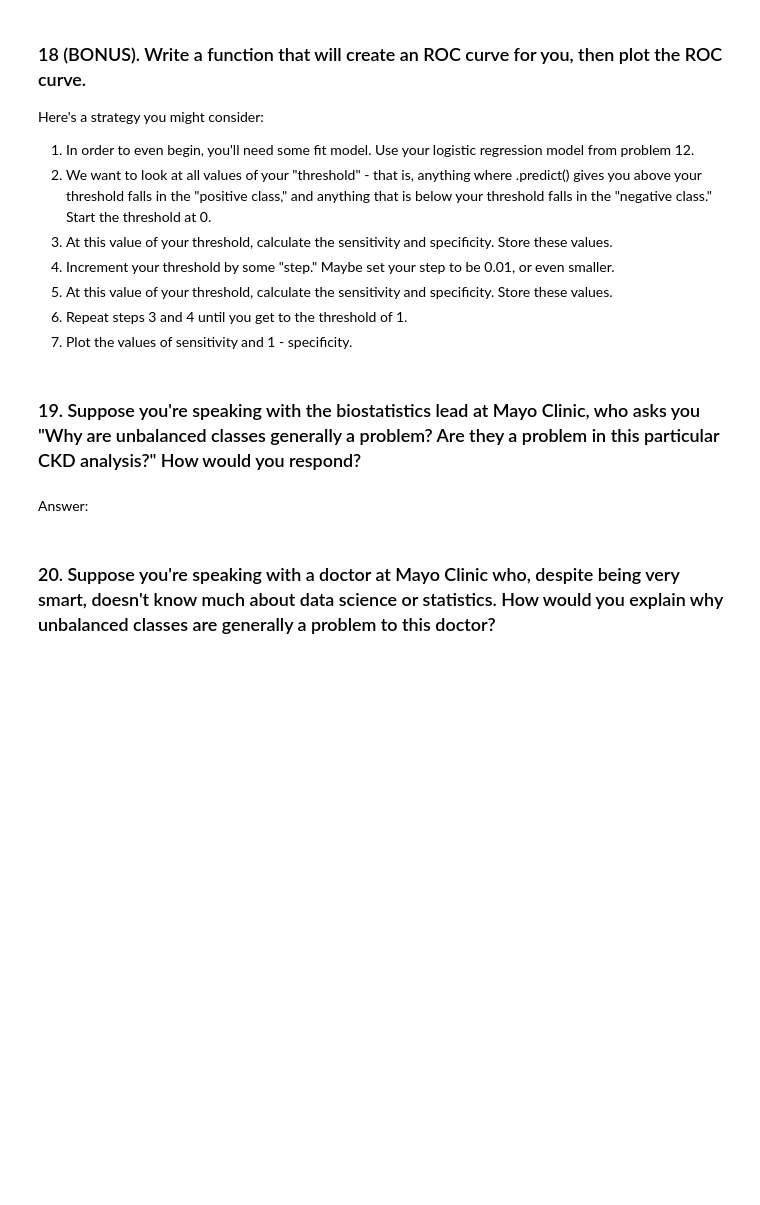
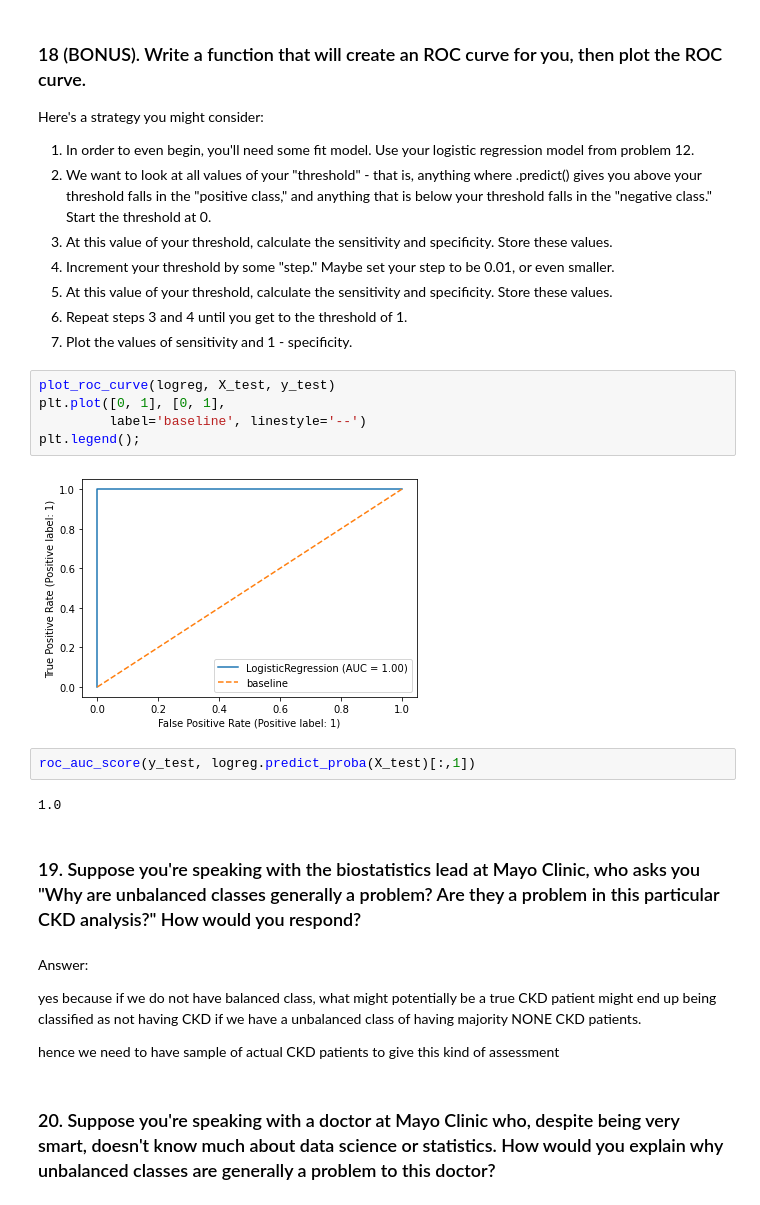
Before and after one commit to msamhz/GA-Lessons, a Jupyter notebook: 4_02-lab-classification-model-evaluation/starter-code.ipynb, the cells around one changed output. Cells and saved outputs as stored; diff of their text form; blank space fills up the shorter version.

```diff
--- a/4_02-lab-classification-model-evaluation/starter-code.ipynb
+++ b/4_02-lab-classification-model-evaluation/starter-code.ipynb
@@ -384,9 +419,24 @@ Here's a strategy you might consider:
 5. At this value of your threshold, calculate the sensitivity and specificity. Store these values.
 6. Repeat steps 3 and 4 until you get to the threshold of 1.
 7. Plot the values of sensitivity and 1 - specificity.
+# %%
+plot_roc_curve(logreg, X_test, y_test)
+plt.plot([0, 1], [0, 1],
+         label='baseline', linestyle='--')
+plt.legend();
+# %% [output]
+[figure, added]
+# %%
+roc_auc_score(y_test, logreg.predict_proba(X_test)[:,1])
+# %% [output]
+1.0
 # %% [markdown]
 ### 19. Suppose you're speaking with the biostatistics lead at Mayo Clinic, who asks you "Why are unbalanced classes generally a problem? Are they a problem in this particular CKD analysis?" How would you respond?
-# %% [markdown]
-Answer:
+# %% [markdown]
+Answer:
+
+yes because if we do not have balanced class, what might potentially be a true CKD patient might end up being classified as not having CKD if we have a unbalanced class of having majority NONE CKD patients.
+
+hence we need to have sample of actual CKD patients to give this kind of assessment
 # %% [markdown]
 ### 20. Suppose you're speaking with a doctor at Mayo Clinic who, despite being very smart, doesn't know much about data science or statistics. How would you explain why unbalanced classes are generally a problem to this doctor?
```
Also changed, not shown: parts of 20 cells of this notebook, 1 other file.
